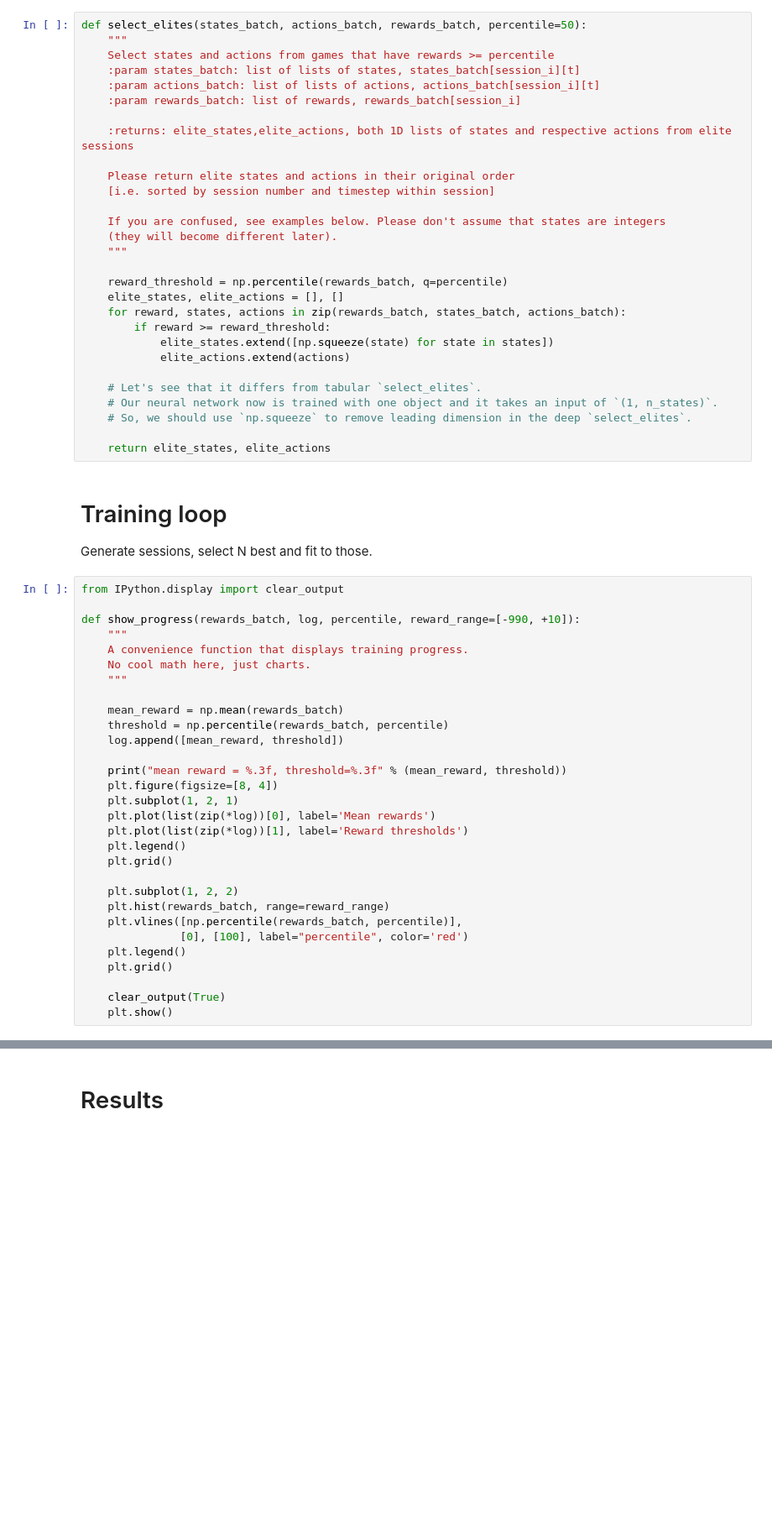
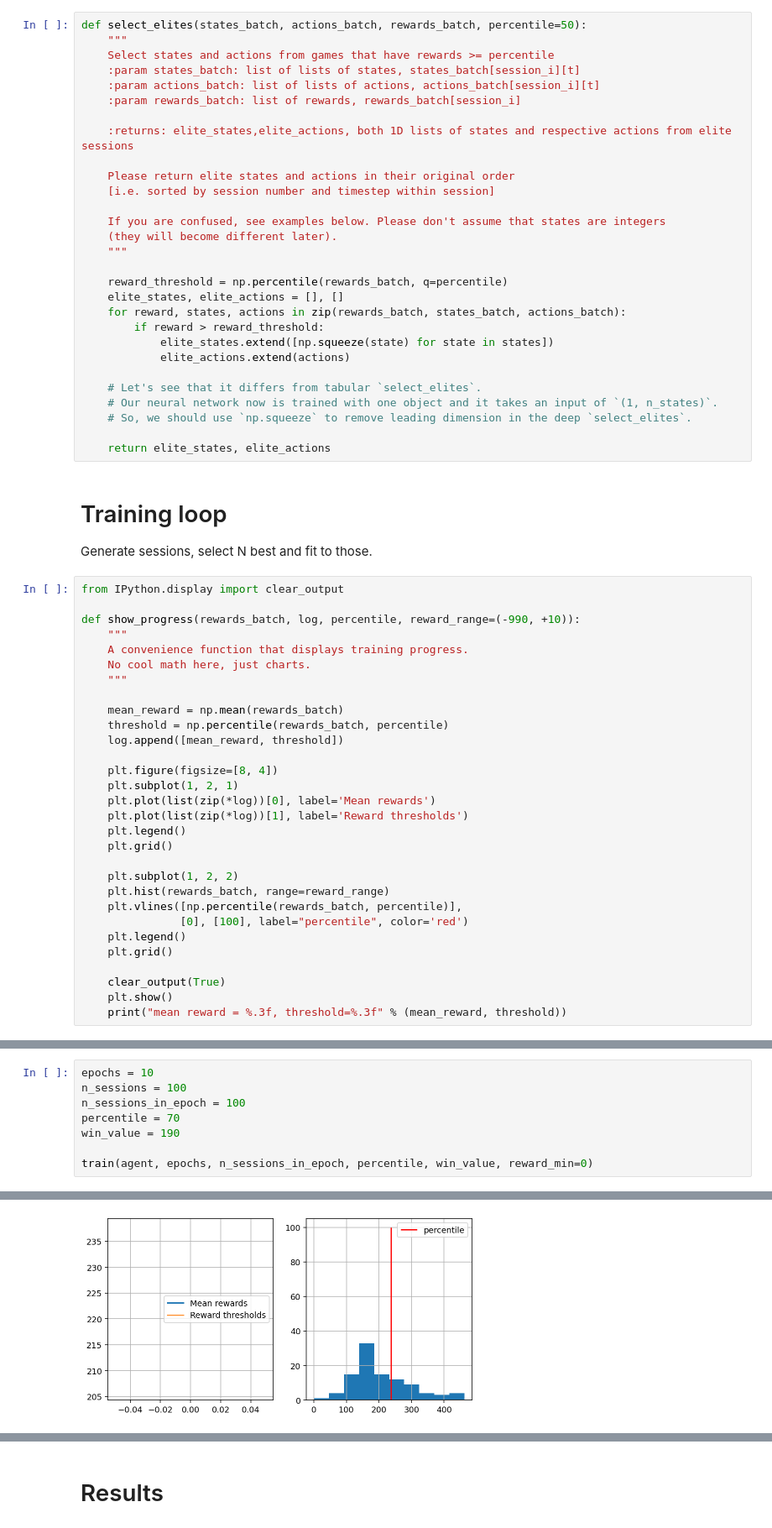
Before and after one commit to AndBoyS/RL-course, a Jupyter notebook: hw1/deep-crossentropy-method.ipynb, the cells around one changed output, grey strips where cells are left out. Shown: that part at 84% size. Drawn from its saved outputs; the diff is of its cells as text; blank space fills up the shorter version.

```diff
--- a/hw1/deep-crossentropy-method.ipynb
+++ b/hw1/deep-crossentropy-method.ipynb
@@ -146,7 +152,7 @@ def select_elites(states_batch, actions_batch, rewards_batch, percentile=50):
     reward_threshold = np.percentile(rewards_batch, q=percentile)
     elite_states, elite_actions = [], []
     for reward, states, actions in zip(rewards_batch, states_batch, actions_batch):
-        if reward >= reward_threshold:
+        if reward > reward_threshold:
             elite_states.extend([np.squeeze(state) for state in states])
             elite_actions.extend(actions)
 
@@ -161,7 +167,7 @@ Generate sessions, select N best and fit to those.
 # %%
 from IPython.display import clear_output
 
-def show_progress(rewards_batch, log, percentile, reward_range=[-990, +10]):
+def show_progress(rewards_batch, log, percentile, reward_range=(-990, +10)):
     """
     A convenience function that displays training progress.
     No cool math here, just charts.
@@ -171,7 +177,6 @@ def show_progress(rewards_batch, log, percentile, reward_range=[-990, +10]):
     threshold = np.percentile(rewards_batch, percentile)
     log.append([mean_reward, threshold])
 
-    print("mean reward = %.3f, threshold=%.3f" % (mean_reward, threshold))
     plt.figure(figsize=[8, 4])
     plt.subplot(1, 2, 1)
     plt.plot(list(zip(*log))[0], label='Mean rewards')
@@ -188,4 +193,5 @@ def show_progress(rewards_batch, log, percentile, reward_range=[-990, +10]):
 
     clear_output(True)
     plt.show()
+    print("mean reward = %.3f, threshold=%.3f" % (mean_reward, threshold))
 # %%
@@ -211,0 +232,9 @@ for i in range(100):
+# %%
+epochs = 10
+n_sessions = 100
+n_sessions_in_epoch = 100
+percentile = 70
+win_value = 190
+
+train(agent, epochs, n_sessions_in_epoch, percentile, win_value, reward_min=0)
+# %% [output]
@@ -211,0 +243 @@ for i in range(100):
+[figure, added]
```
Also changed, not shown: parts of 15 cells of this notebook, 2 other files.
